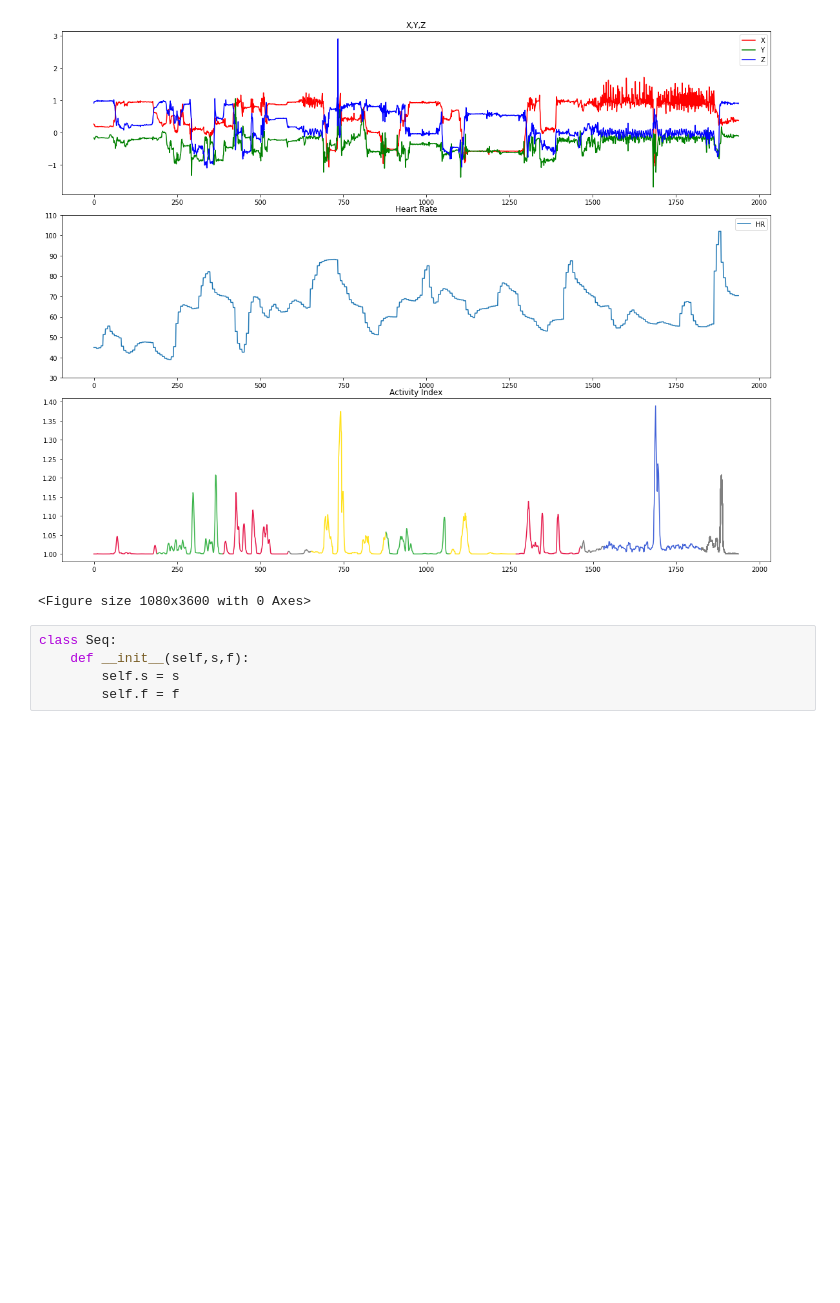
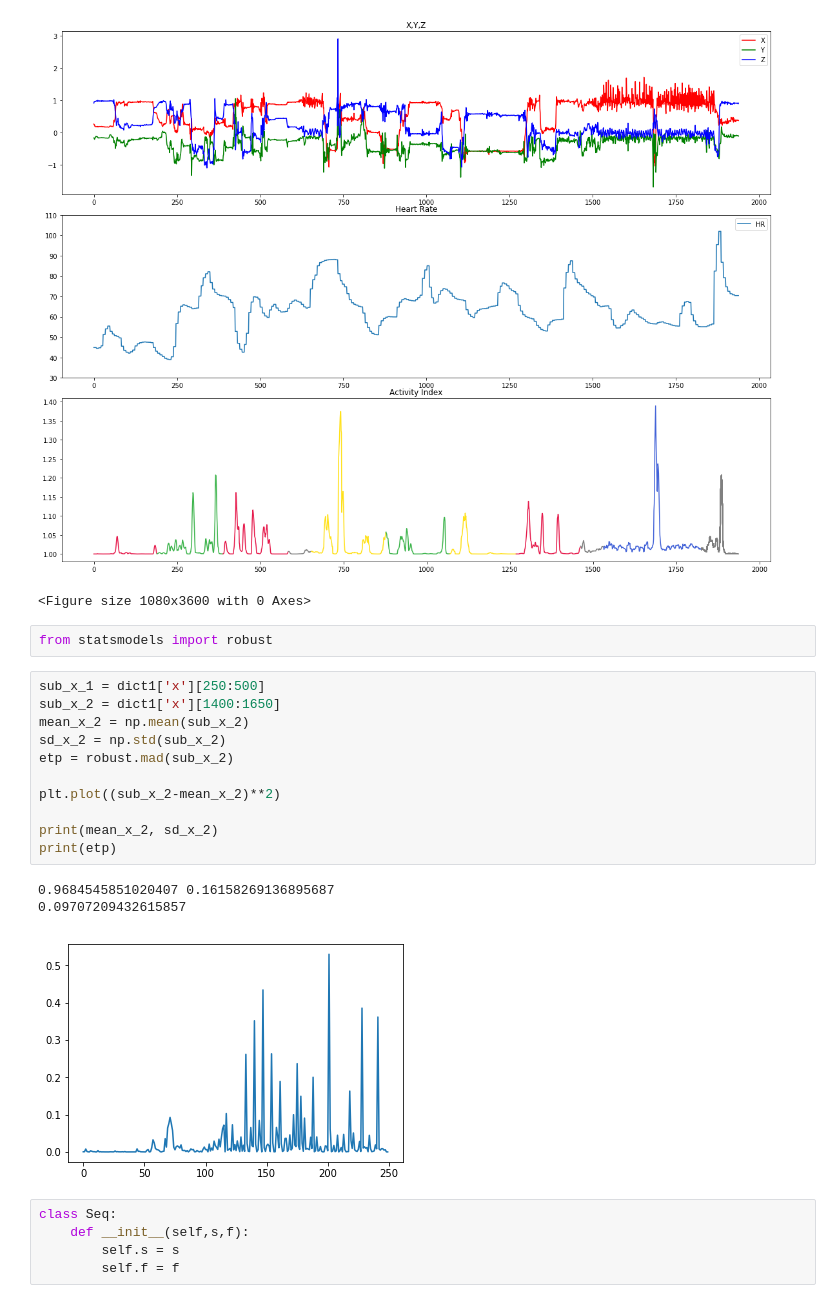
Before and after one commit to indykorpong/activity_classifier, a Jupyter notebook: testrun.ipynb, the cells around one changed output. Saved outputs shown, nothing was run; the diff lists cells and outputs as text; blank space fills up the shorter version.

```diff
--- a/testrun.ipynb
+++ b/testrun.ipynb
@@ -348,6 +348,23 @@ plt.show()
 # %% [output]
 [figure]
 <Figure size 1080x3600 with 0 Axes>
+# %%
+from statsmodels import robust
+# %%
+sub_x_1 = dict1['x'][250:500]
+sub_x_2 = dict1['x'][1400:1650]
+mean_x_2 = np.mean(sub_x_2)
+sd_x_2 = np.std(sub_x_2)
+etp = robust.mad(sub_x_2)
+
+plt.plot((sub_x_2-mean_x_2)**2)
+
+print(mean_x_2, sd_x_2)
+print(etp)
+# %% [output]
+0.9684545851020407 0.16158269136895687
+0.09707209432615857
+[figure, added]
 # %%
 class Seq:
     def __init__(self,s,f):
```
Also changed, not shown: parts of 4 cells of this notebook, 7 other files.
